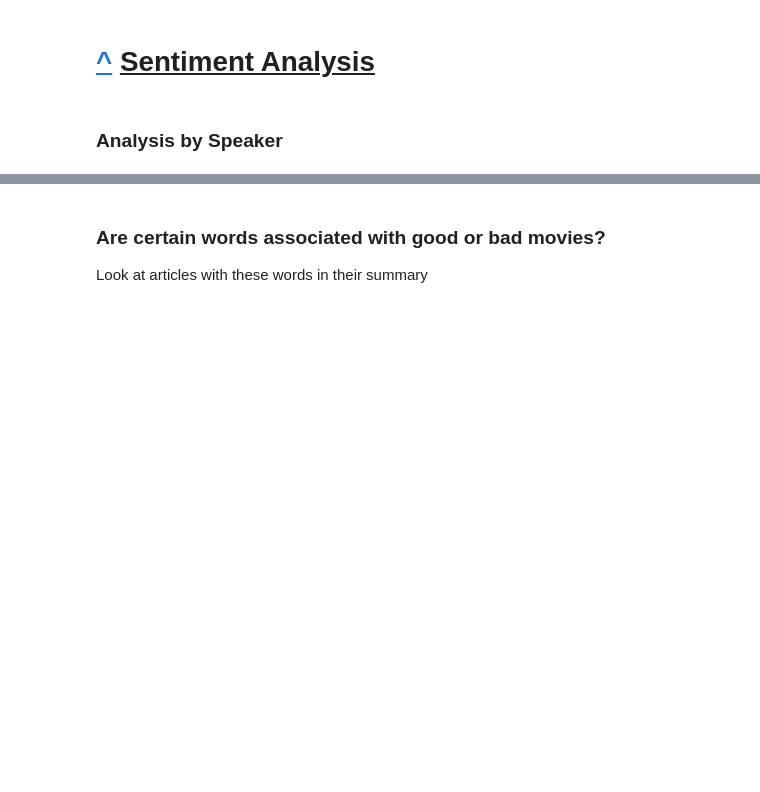
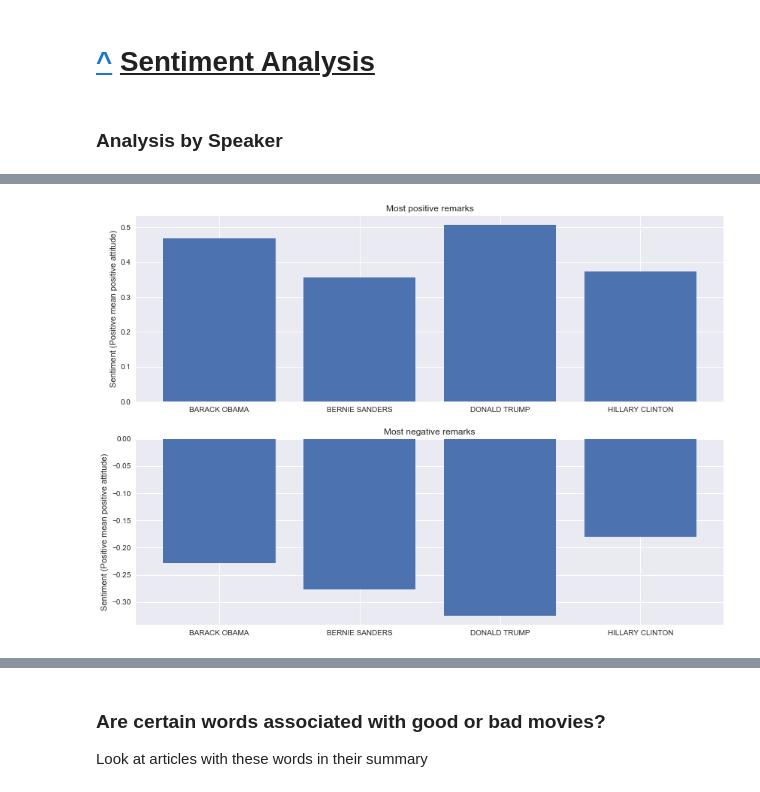
Before and after one commit to pstetz/PBS-Newshour, a Jupyter notebook: analysis.ipynb, the cells around one changed output, grey strips where cells are left out. Saved outputs shown, nothing was run; the diff lists cells and outputs as text; code cells hidden in the pictures; blank space fills up the shorter version.

Commit message:
text analysis for positive and negative remarks

```diff
--- a/analysis.ipynb
+++ b/analysis.ipynb
@@ -761,0 +755,17 @@ pois_sents[3][156]
+# %%
+positive = [(poi, np.percentile(sent, 90)) for poi, sent in pois_sents.items()]
+negative = [(poi, np.percentile(sent, 10)) for poi, sent in pois_sents.items()]
+
+fig, axarr = plt.subplots(2, 1, figsize=(14, 10))
+
+x, y  = list(zip(*positive))
+axarr[0].set_title("Most positive remarks")
+axarr[0].set(ylabel="Sentiment (Positive mean positive attitude)")
+axarr[0].bar(x, y)
+
+x, y  = list(zip(*negative))
+axarr[1].set_title("Most negative remarks")
+axarr[1].set_ylabel("Sentiment (Positive mean positive attitude)")
+axarr[1].bar(x, y);
+# %% [output]
+[figure, added]
```
Also changed, not shown: parts of 11 cells of this notebook.
